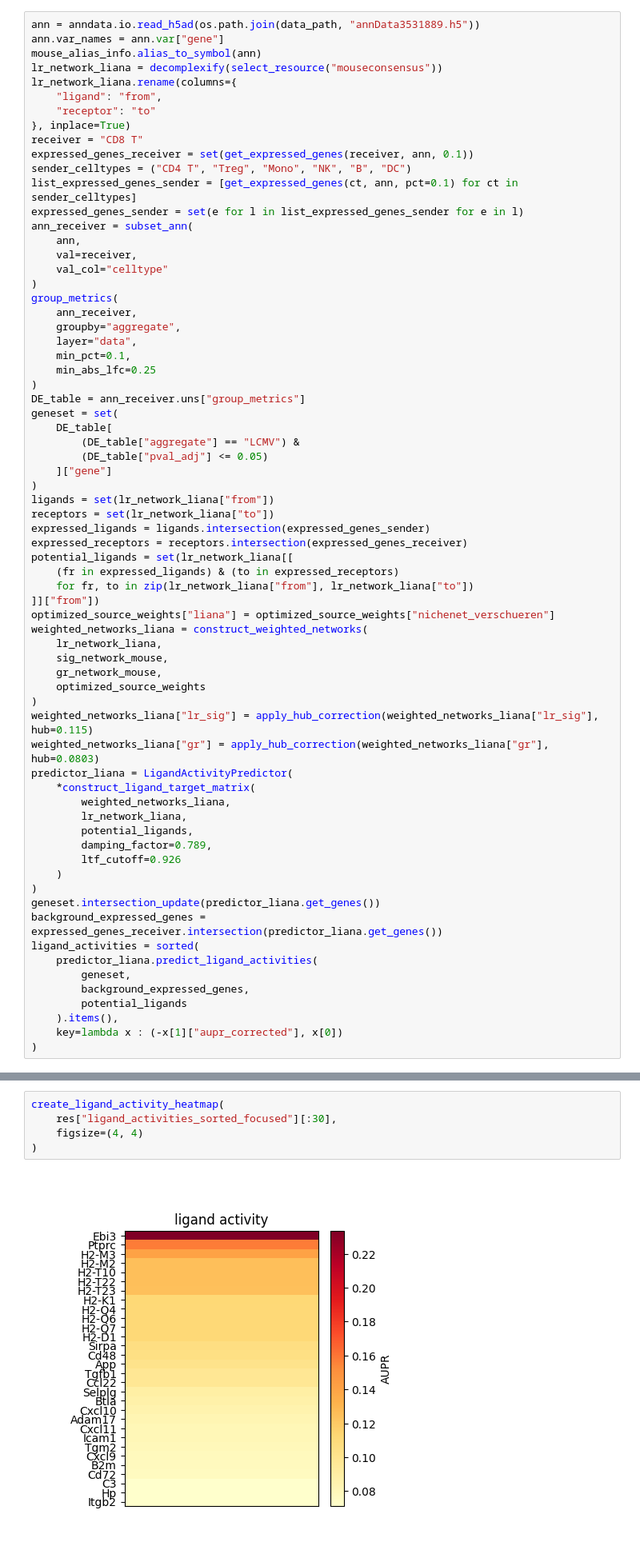
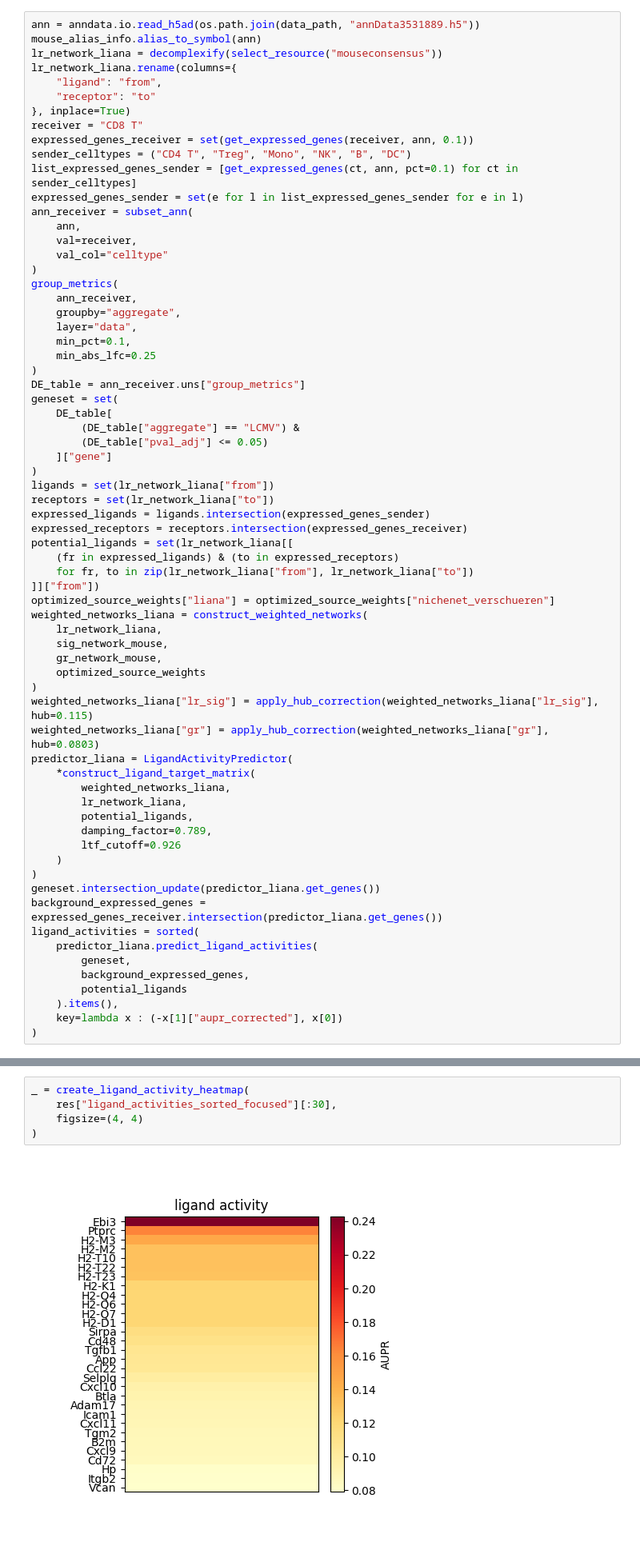
Before and after one commit to saeyslab/nichenetpy, a Jupyter notebook: notebooks/model_construction_with_liana.ipynb, the cells around one changed output, grey strips where cells are left out. Shown at 80% size. Drawn from its saved outputs; the diff is of its cells as text.

Commit message:
removed var['gene']

```diff
--- a/notebooks/model_construction_with_liana.ipynb
+++ b/notebooks/model_construction_with_liana.ipynb
@@ -222,6 +222,5 @@ In this section compare the results between using the LIANA LR network and Niche
 # %%
 ann = anndata.io.read_h5ad(os.path.join(data_path, "annData3531889.h5"))
-ann.var_names = ann.var["gene"]
 mouse_alias_info.alias_to_symbol(ann)
 lr_network_liana = decomplexify(select_resource("mouseconsensus"))
 lr_network_liana.rename(columns={
@@ -324,12 +323,12 @@ res = run_nichenet(
     lr_sig=lr_sig
 )
 # %%
-create_ligand_activity_heatmap(
+_ = create_ligand_activity_heatmap(
     res["ligand_activities_sorted_focused"][:30],
     figsize=(4, 4)
 )
 # %% [output]
-[figure, old version]
+[figure, new version]
 # %% [markdown]
 Compare the results between LIANA and NicheNet. Here we see that half of the top 20 ligands between the two are the same.
 # %%
```
Also changed, not shown: parts of 3 cells of this notebook, 1 other file.
